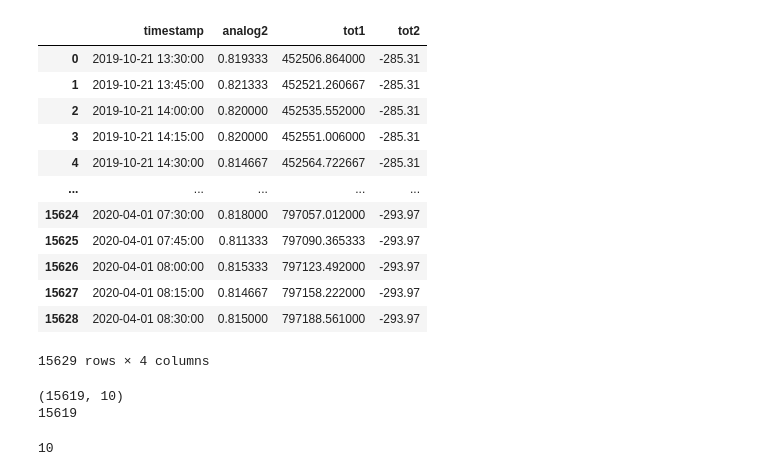
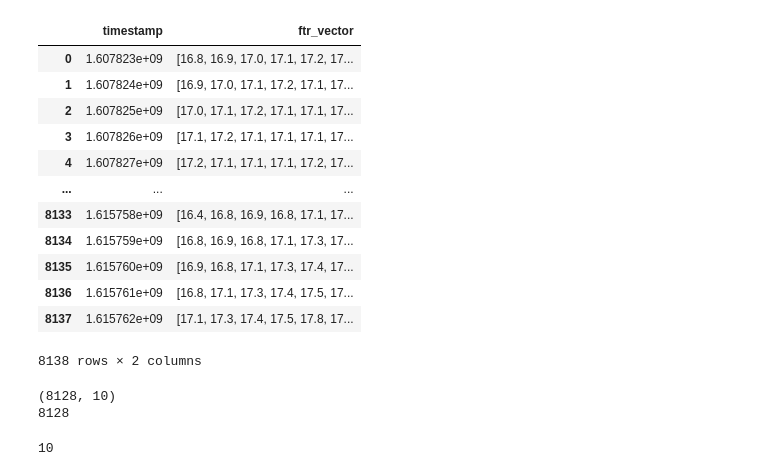
Before and after one commit to nacekoprivec/anomaly-detection, a Jupyter notebook: notebooks/GAN.ipynb, the cells around one changed output. Drawn from its saved outputs; the diff is of its cells as text; code cells hidden in the pictures.

```diff
--- a/notebooks/GAN.ipynb
+++ b/notebooks/GAN.ipynb
@@ -9,42 +9,42 @@ import pandas as pd
 # %%
 #df = pd.read_csv("../data/consumer/braila_test.csv")
 
-df = pd.read_csv("../data/consumer/braila_test.csv")
+df = pd.read_csv("../data/consumer/braila_pressure5770.csv")
 
 display(df)
 
 
 #(x_train,y_train), _ = mnist.load_data ()
 #x_train = x_train.astype('float32')/255.0
 #x_train = x_train.reshape((len(x_train),np.prod(x_train.shape [1:])))
 # %% [output]
-|  | timestamp | analog2 | tot1 | tot2 |
-| 0 | 2019-10-21 13:30:00 | 0.819333 | 452506.864000 | -285.31 |
-| 1 | 2019-10-21 13:45:00 | 0.821333 | 452521.260667 | -285.31 |
-| 2 | 2019-10-21 14:00:00 | 0.820000 | 452535.552000 | -285.31 |
-| 3 | 2019-10-21 14:15:00 | 0.820000 | 452551.006000 | -285.31 |
-| 4 | 2019-10-21 14:30:00 | 0.814667 | 452564.722667 | -285.31 |
-| ... | ... | ... | ... | ... |
-| 15624 | 2020-04-01 07:30:00 | 0.818000 | 797057.012000 | -293.97 |
-| 15625 | 2020-04-01 07:45:00 | 0.811333 | 797090.365333 | -293.97 |
-| 15626 | 2020-04-01 08:00:00 | 0.815333 | 797123.492000 | -293.97 |
-| 15627 | 2020-04-01 08:15:00 | 0.814667 | 797158.222000 | -293.97 |
-| 15628 | 2020-04-01 08:30:00 | 0.815000 | 797188.561000 | -293.97 |
+|  | timestamp | ftr_vector |
+| 0 | 1.607823e+09 | [16.8, 16.9, 17.0, 17.1, 17.2, 17... |
+| 1 | 1.607824e+09 | [16.9, 17.0, 17.1, 17.2, 17.1, 17... |
+| 2 | 1.607825e+09 | [17.0, 17.1, 17.2, 17.1, 17.1, 17... |
+| 3 | 1.607826e+09 | [17.1, 17.2, 17.1, 17.1, 17.1, 17... |
+| 4 | 1.607827e+09 | [17.2, 17.1, 17.1, 17.1, 17.2, 17... |
+| ... | ... | ... |
+| 8133 | 1.615758e+09 | [16.4, 16.8, 16.9, 16.8, 17.1, 17... |
+| 8134 | 1.615759e+09 | [16.8, 16.9, 16.8, 17.1, 17.3, 17... |
+| 8135 | 1.615760e+09 | [16.9, 16.8, 17.1, 17.3, 17.4, 17... |
+| 8136 | 1.615761e+09 | [16.8, 17.1, 17.3, 17.4, 17.5, 17... |
+| 8137 | 1.615762e+09 | [17.1, 17.3, 17.4, 17.5, 17.8, 17... |
-15629 rows × 4 columns
+8138 rows × 2 columns
 # %%
 N = 10
 FVs = []
 for i in range(N, len(df)):
-    FV = df['analog2'][i-N:i]
+    FV = eval(df['ftr_vector'][i])
     FVs.append(np.array(FV))
 FVs = np.array(FVs)
 print(FVs.shape)
 
-x_train = (FVs-0.8)
+x_train = FVs-17
 print(len(x_train))
 # %% [output]
-(15619, 10)
-15619
+(8128, 10)
+8128
 # %%
 original_dim = np.prod(x_train.shape [1:]) # dimenzija vhodnih podatkov
 print(original_dim)
```
Also changed, not shown: parts of 6 cells of this notebook, 9 other files.
